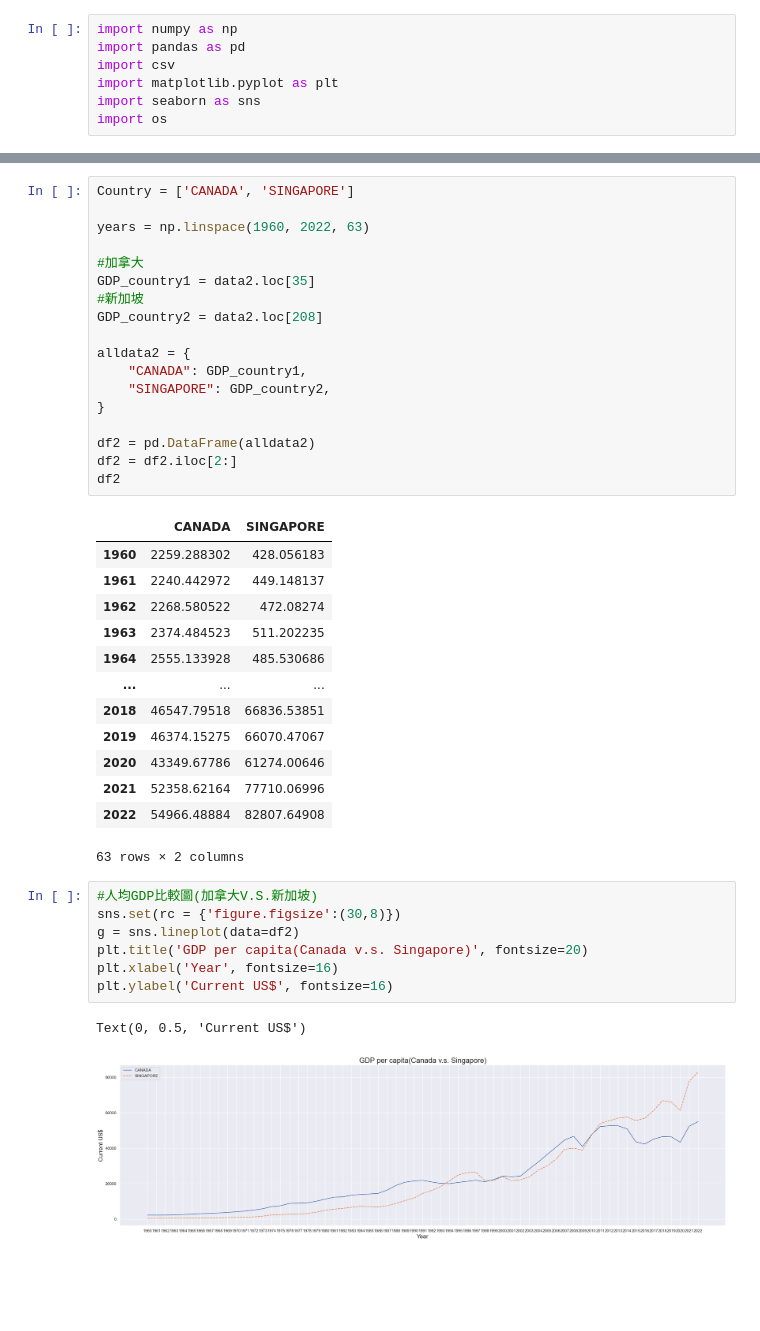
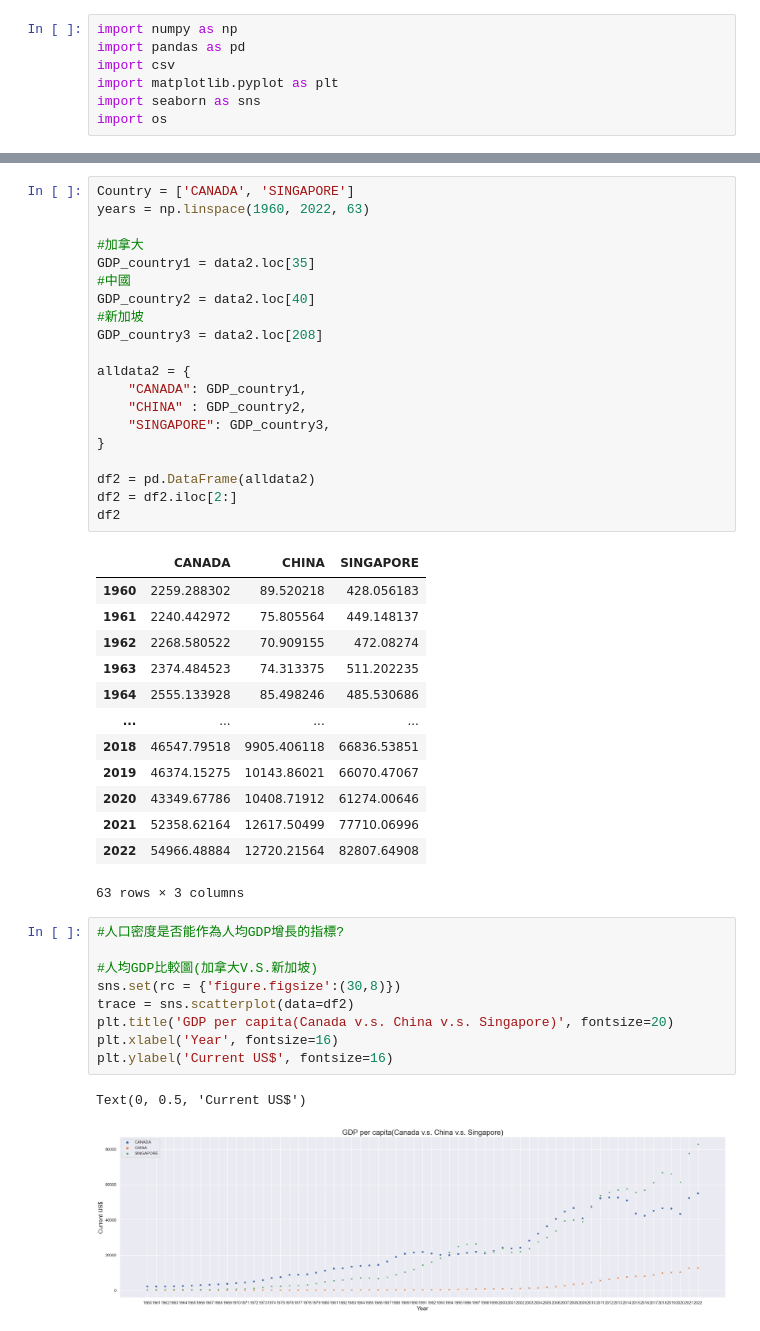
Before and after one commit to Jessica936/PL, a Jupyter notebook: Python-hw1/H1.ipynb, the cells around one changed output, grey strips where cells are left out. Saved outputs shown, nothing was run; the diff lists cells and outputs as text; blank space fills up the shorter version.

```diff
--- a/Python-hw1/H1.ipynb
+++ b/Python-hw1/H1.ipynb
@@ -121,42 +94,46 @@ tempset2
 # %%
 Country = ['CANADA', 'SINGAPORE']
-
 years = np.linspace(1960, 2022, 63)
 
 #加拿大
 GDP_country1 = data2.loc[35]
+#中國
+GDP_country2 = data2.loc[40]
 #新加坡
-GDP_country2 = data2.loc[208]
+GDP_country3 = data2.loc[208]
 
 alldata2 = {
     "CANADA": GDP_country1,
-    "SINGAPORE": GDP_country2,
+    "CHINA" : GDP_country2,
+    "SINGAPORE": GDP_country3,
 }
 
 df2 = pd.DataFrame(alldata2)
 df2 = df2.iloc[2:]
 df2
 # %% [output]
-|  | CANADA | SINGAPORE |
-| 1960 | 2259.288302 | 428.056183 |
-| 1961 | 2240.442972 | 449.148137 |
-| 1962 | 2268.580522 | 472.08274 |
-| 1963 | 2374.484523 | 511.202235 |
-| 1964 | 2555.133928 | 485.530686 |
-| ... | ... | ... |
-| 2018 | 46547.79518 | 66836.53851 |
-| 2019 | 46374.15275 | 66070.47067 |
-| 2020 | 43349.67786 | 61274.00646 |
-| 2021 | 52358.62164 | 77710.06996 |
-| 2022 | 54966.48884 | 82807.64908 |
+|  | CANADA | CHINA | SINGAPORE |
+| 1960 | 2259.288302 | 89.520218 | 428.056183 |
+| 1961 | 2240.442972 | 75.805564 | 449.148137 |
+| 1962 | 2268.580522 | 70.909155 | 472.08274 |
+| 1963 | 2374.484523 | 74.313375 | 511.202235 |
+| 1964 | 2555.133928 | 85.498246 | 485.530686 |
+| ... | ... | ... | ... |
+| 2018 | 46547.79518 | 9905.406118 | 66836.53851 |
+| 2019 | 46374.15275 | 10143.86021 | 66070.47067 |
+| 2020 | 43349.67786 | 10408.71912 | 61274.00646 |
+| 2021 | 52358.62164 | 12617.50499 | 77710.06996 |
+| 2022 | 54966.48884 | 12720.21564 | 82807.64908 |
-63 rows × 2 columns
+63 rows × 3 columns
 # %%
+#人口密度是否能作為人均GDP增長的指標?
+
 #人均GDP比較圖(加拿大V.S.新加坡)
 sns.set(rc = {'figure.figsize':(30,8)})
-g = sns.lineplot(data=df2)
-plt.title('GDP per capita(Canada v.s. Singapore)', fontsize=20)
+trace = sns.scatterplot(data=df2)
+plt.title('GDP per capita(Canada v.s. China v.s. Singapore)', fontsize=20)
 plt.xlabel('Year', fontsize=16)
 plt.ylabel('Current US$', fontsize=16)
 # %% [output]
 Text(0, 0.5, 'Current US$')
-[figure, old version]
+[figure, new version]
```
Also changed, not shown: parts of 9 cells of this notebook.
